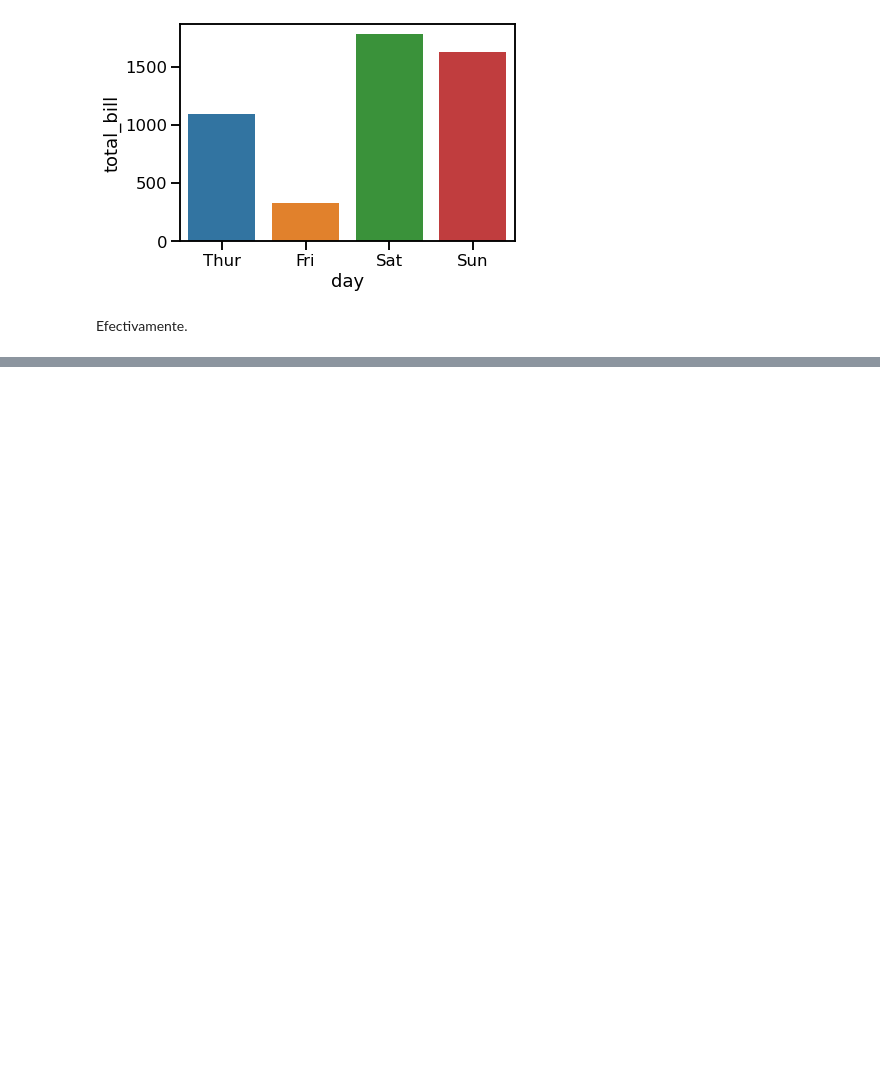
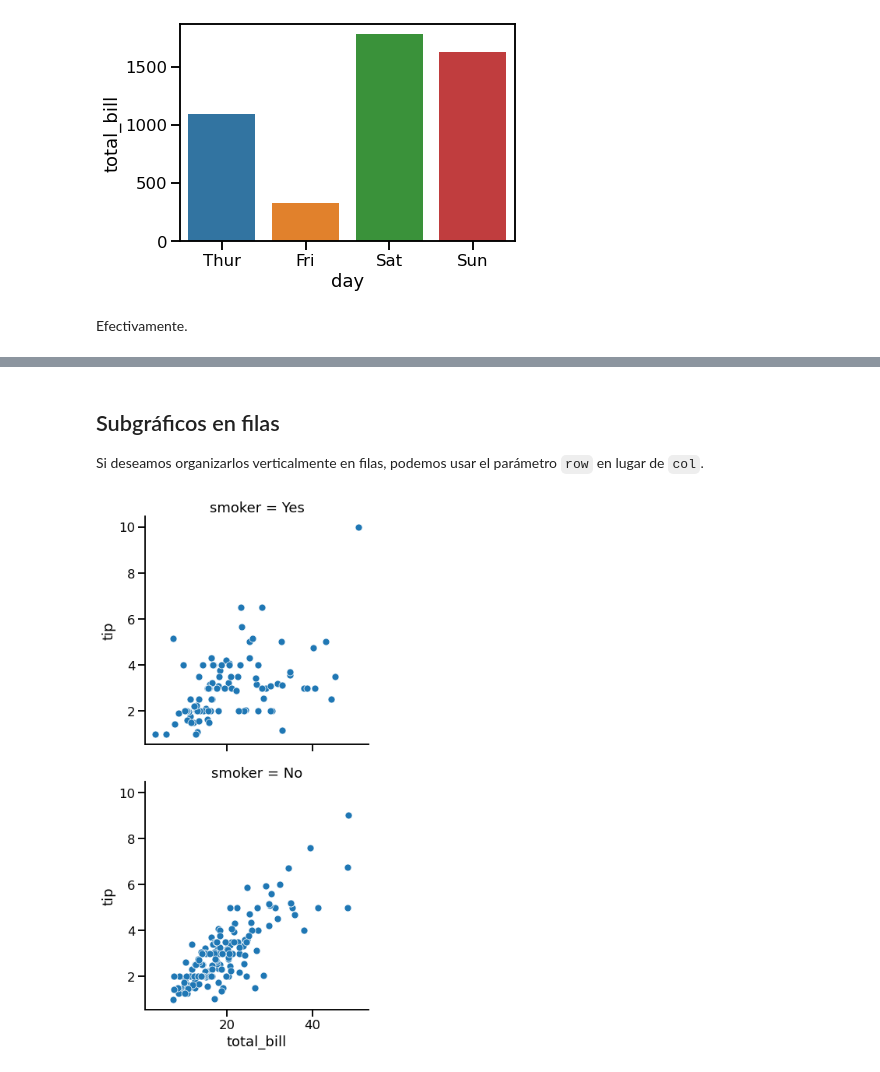
Before and after one commit to adinamarca/notebooks, a Jupyter notebook: PY/DATA_VIZ/Introduction_to_seaborn/notebook.ipynb, the cells around one changed output, grey strips where cells are left out. Cells and saved outputs as stored; diff of their text form; code cells hidden in the pictures; blank space fills up the shorter version.

````diff
--- a/PY/DATA_VIZ/Introduction_to_seaborn/notebook.ipynb
+++ b/PY/DATA_VIZ/Introduction_to_seaborn/notebook.ipynb
@@ -672,0 +759,9 @@ Efectivamente.
+# %% [markdown]
+## Subgráficos en filas
+
+Si deseamos organizarlos verticalmente en filas, podemos usar el parámetro ```row``` en lugar de ```col```.
+# %%
+sns.relplot(x='total_bill', y='tip', data=tips, kind='scatter', row='smoker')
+plt.show()
+# %% [output]
+[figure, added]
````
Also changed, not shown: parts of 25 cells of this notebook, 5 other files.
